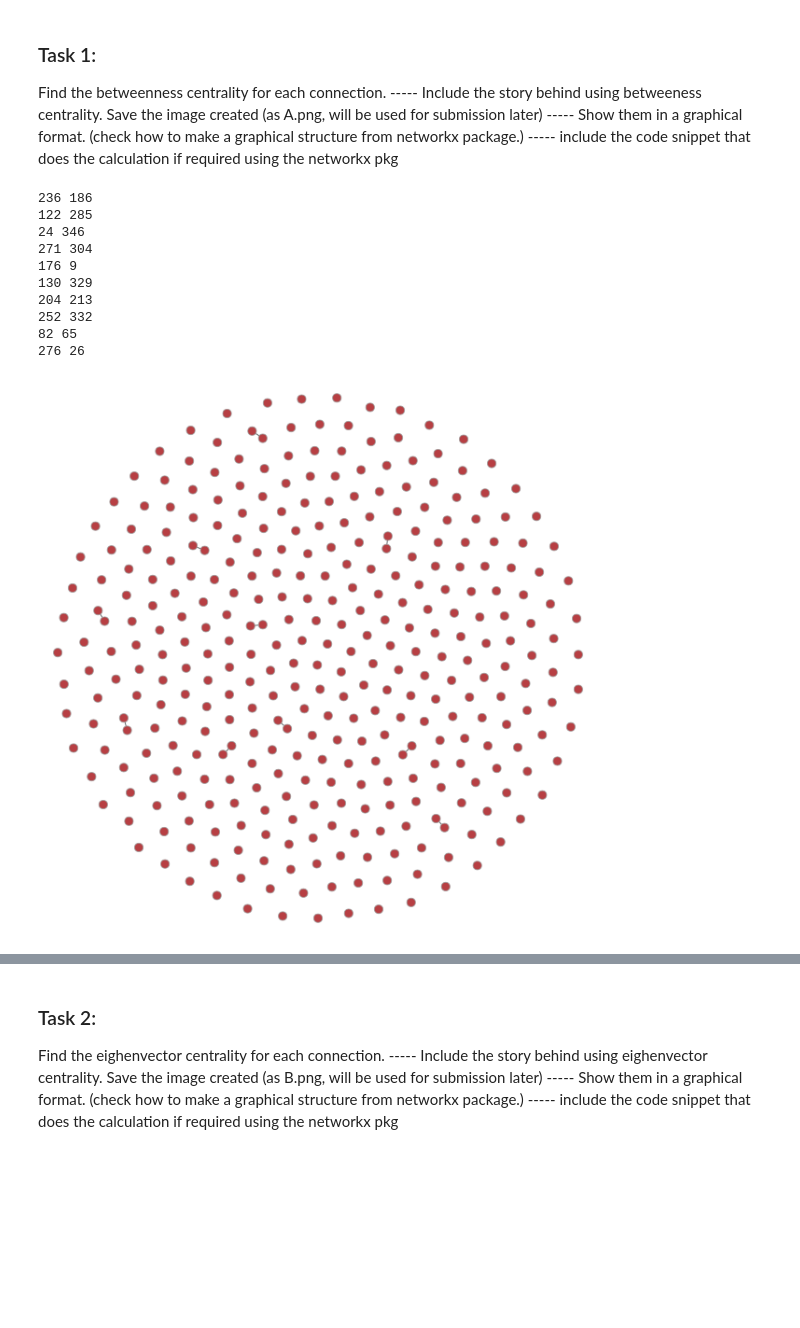
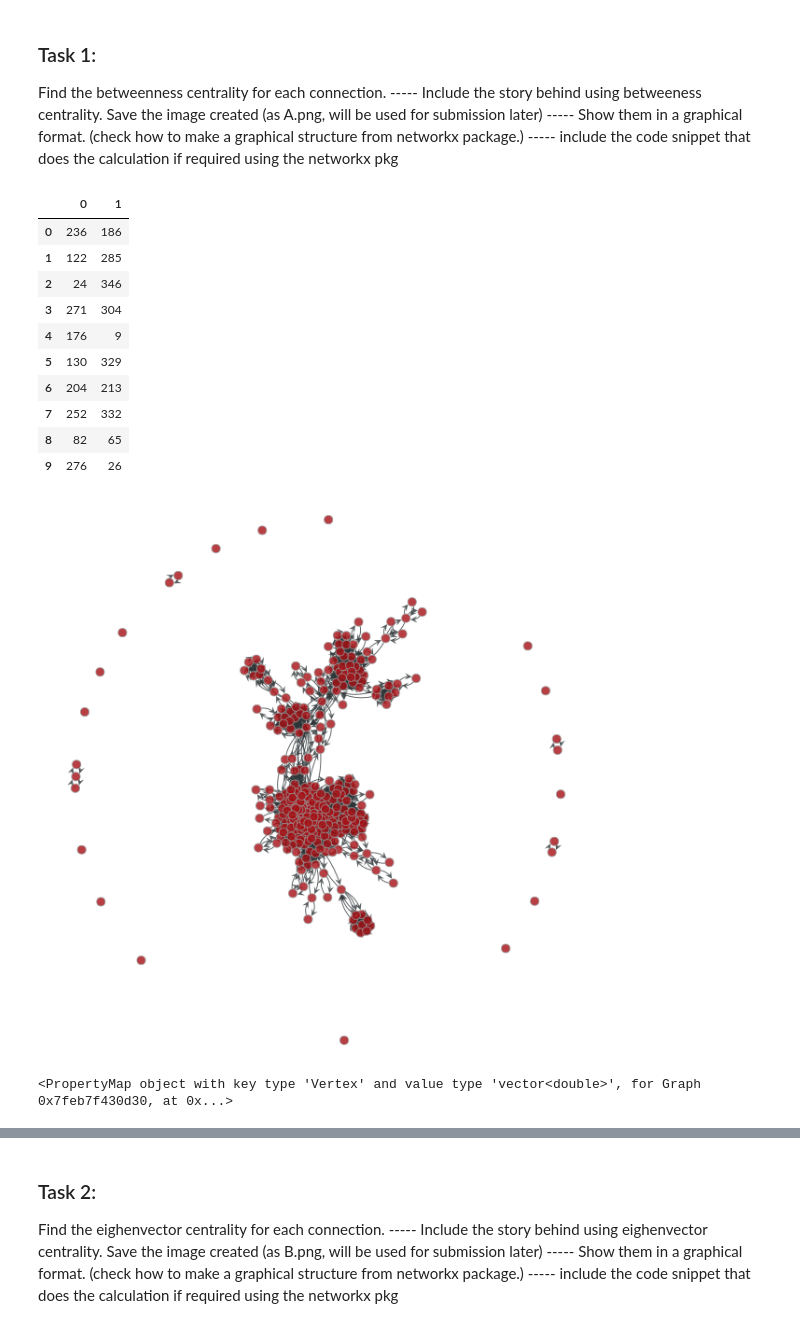
Before and after one commit to meghan14/big_data_projects_python, a Jupyter notebook: assignment_design/assignment_design_cmpt733_mg.ipynb, the cells around one changed output, grey strips where cells are left out. Drawn from its saved outputs; the diff is of its cells as text; code cells hidden in the pictures; blank space fills up the shorter version.

```diff
--- a/assignment_design/assignment_design_cmpt733_mg.ipynb
+++ b/assignment_design/assignment_design_cmpt733_mg.ipynb
@@ -35,22 +35,24 @@ for f in fs:
         temp = pd.read_csv(fopen,sep=" ",header=None)
         fopen.close()
         df = pd.concat([temp,df])
-df = df.head(10)
+df.head(10)
+# %% [output]
+|  | 0 | 1 |
+| 0 | 236 | 186 |
+| 1 | 122 | 285 |
+| 2 | 24 | 346 |
+| 3 | 271 | 304 |
+| 4 | 176 | 9 |
+| 5 | 130 | 329 |
+| 6 | 204 | 213 |
+| 7 | 252 | 332 |
+| 8 | 82 | 65 |
+| 9 | 276 | 26 |
 # %%
-g= Graph(directed=False)
+g= Graph(directed=True)
 for i,rows in df.iterrows():
-    print(rows[0],rows[1])
     g.add_edge(rows[0],rows[1])
 graph_draw(g)
 # %% [output]
+[figure, new version]
-236 186
-122 285
-24 346
-271 304
-176 9
-130 329
-204 213
-252 332
-82 65
-276 26
+<PropertyMap object with key type 'Vertex' and value type 'vector<double>', for Graph 0x7feb7f430d30, at 0x...>
-[figure, old version]
```
Also changed, not shown: parts of 1 cell of this notebook.
